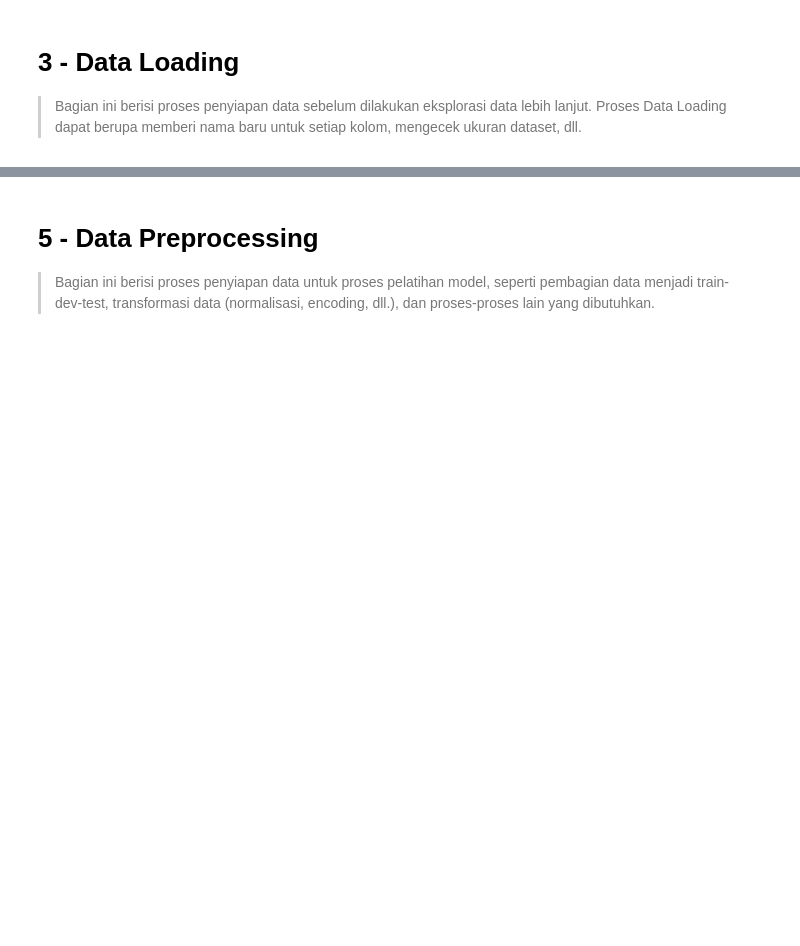
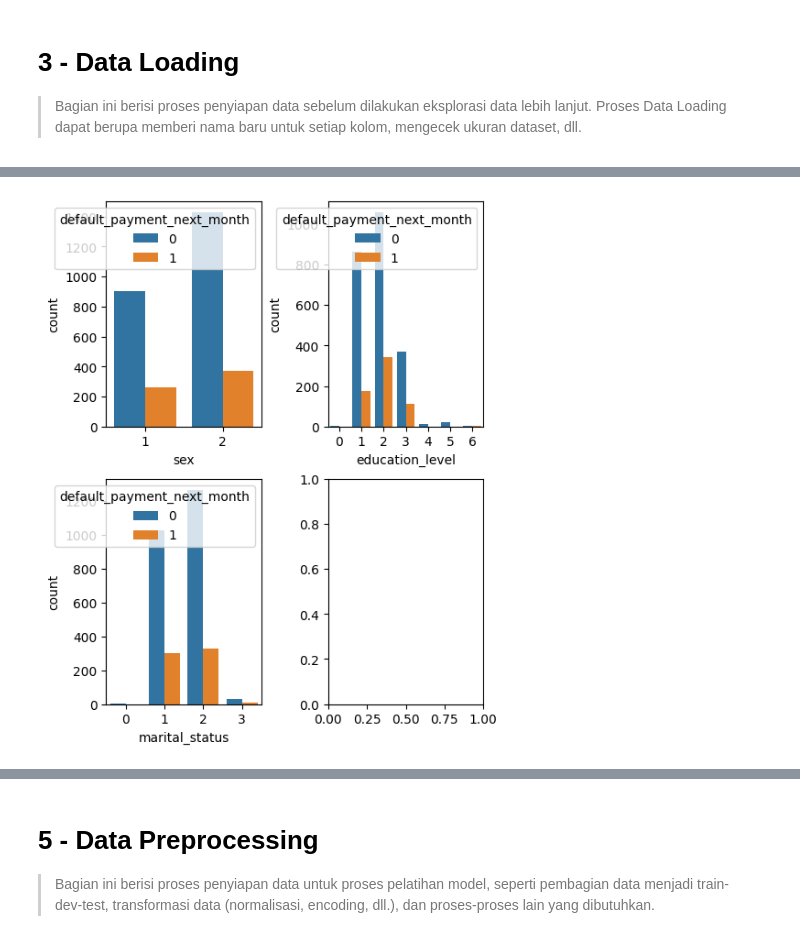
Before and after one commit to jasonrichdarmawan/p1-ml1, a Jupyter notebook: h8dsft_P1M1_jason_rich_darmawan_onggo_putra.ipynb, the cells around one changed output, grey strips where cells are left out. Drawn from its saved outputs; the diff is of its cells as text; code cells hidden in the pictures; blank space fills up the shorter version.

```diff
--- a/h8dsft_P1M1_jason_rich_darmawan_onggo_putra.ipynb
+++ b/h8dsft_P1M1_jason_rich_darmawan_onggo_putra.ipynb
@@ -223,0 +304,7 @@ y or target:
+# %%
+# get skew of numerical columns
+# every numerical columns are moderately or highly skewed to the right
+# use StandardScaler!
+def isolate():
+    display(data_set[numerical_columns].skew())
+isolate()
@@ -223,0 +327,9 @@ y or target:
+# %%
+# prevent global variable
+# get the lower fence and upper fence
+def isolate():
+    q1, q3 = data_set['bill_amt_2'].quantile([.25, .75])
+    iqr = q3 - q1
+    print(q1 - 1.5*iqr, q3 + 1.5*iqr)
+
+isolate()
@@ -223,0 +403,10 @@ y or target:
+# %%
+# prevent global variable
+def isolate():
+    fig, axes = plt.subplots(nrows=2, ncols=2, constrained_layout=True, figsize=(5,6))
+    for column, ax in zip(nominal_columns, axes.ravel()):
+        sns.countplot(data=data_set, x=column, hue="default_payment_next_month", ax=ax)
+
+isolate()
+# %% [output]
+[figure, added]
```
Also changed, not shown: parts of 57 cells of this notebook.
